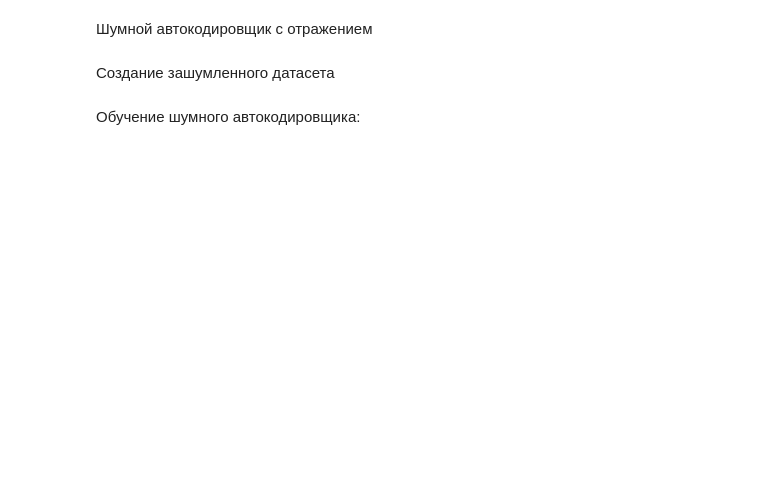
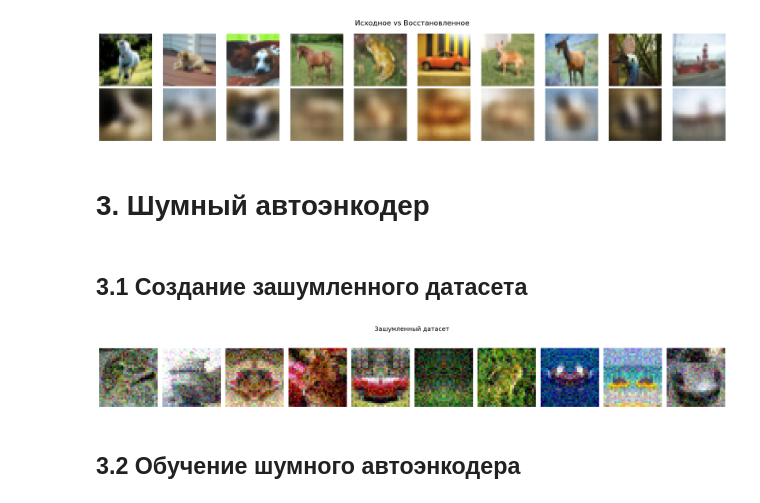
Before and after one commit to kharit74/OtusCV, a Jupyter notebook: Lesson 24/Homework/VAE.ipynb, the cells around one changed output. Saved outputs shown, nothing was run; the diff lists cells and outputs as text; code cells hidden in the pictures; blank space fills up the shorter version.

```diff
--- a/Lesson 24/Homework/VAE.ipynb
+++ b/Lesson 24/Homework/VAE.ipynb
@@ -203,7 +211,11 @@ plt.show()
+# %%
+reconstructions(model_32, data, n=10)
+# %% [output]
+[figure, added]
 # %% [markdown]
-Шумной автокодировщик с отражением
+# 3. Шумный автоэнкодер
 # %% [markdown]
-Создание зашумленного датасета
+## 3.1 Создание зашумленного датасета
 # %%
 class NoisyDataset(torch.utils.data.Dataset):
     def __init__(self, dataset, noise_std=0.2, flip_prob=0.5):
@@ -227,4 +255,28 @@ noisy_train_dataset = NoisyDataset(train_dataset, noise_std=0.2, flip_prob=0.5)
 noisy_train_loader = torch.utils.data.DataLoader(noisy_train_dataset, batch_size=256, shuffle=True)
+# %%
+def show_noisy(noisy_loader, n=10):
+    noisy_images, _ = next(iter(noisy_loader))
+    noisy_images = noisy_images[:n].cpu()
+
+    def to_image(img):
+        img = img.permute(1, 2, 0).numpy()
+        return np.clip(img, 0, 1)
+
+    fig, axes = plt.subplots(1, n, figsize=(20, 3))
+    plt.suptitle("Зашумленный датасет", fontsize=14)
+
+    for i in range(n):
+        # Зашумленное изображение
+        noisy_img = to_image(noisy_images[i])
+        axes[i].imshow(noisy_img)
+        axes[i].axis('off')
+
+    plt.tight_layout()
+    plt.show()
+
+show_noisy(noisy_train_loader, n=10)
+# %% [output]
+[figure, added]
 # %% [markdown]
-Обучение шумного автокодировщика:
+## 3.2 Обучение шумного автоэнкодера
 # %%
```
Also changed, not shown: parts of 25 cells of this notebook.
